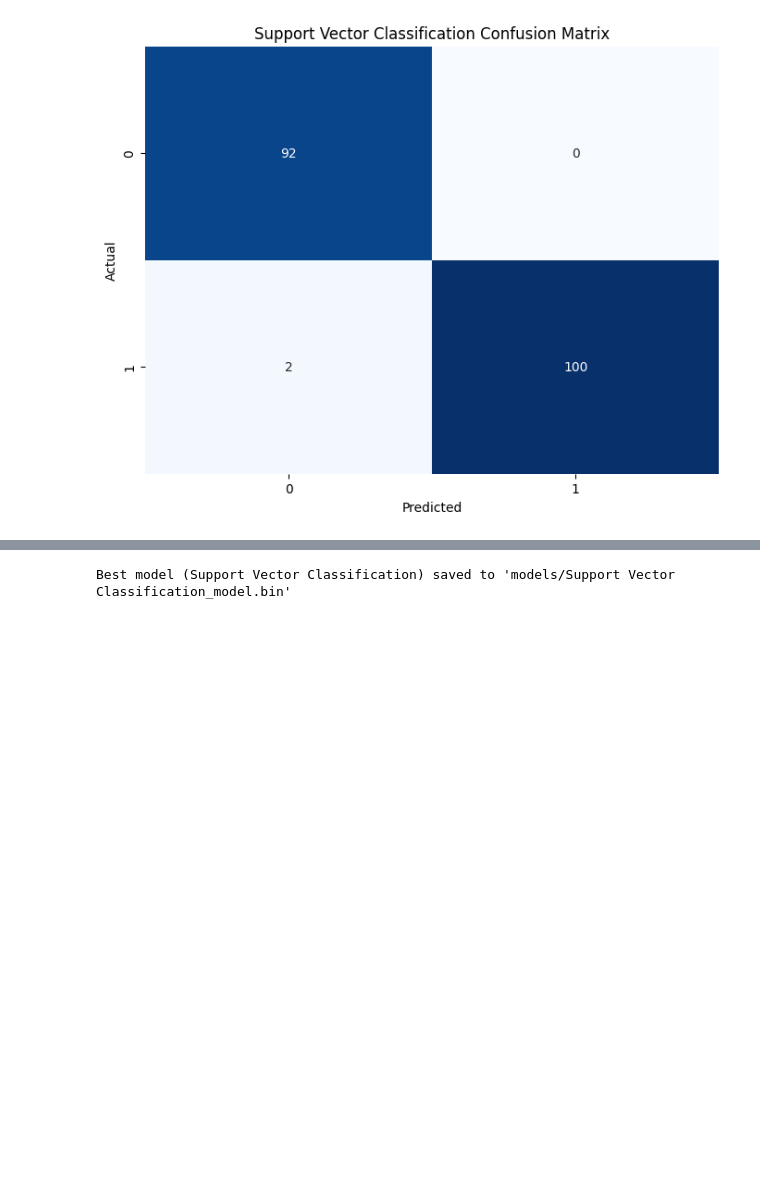
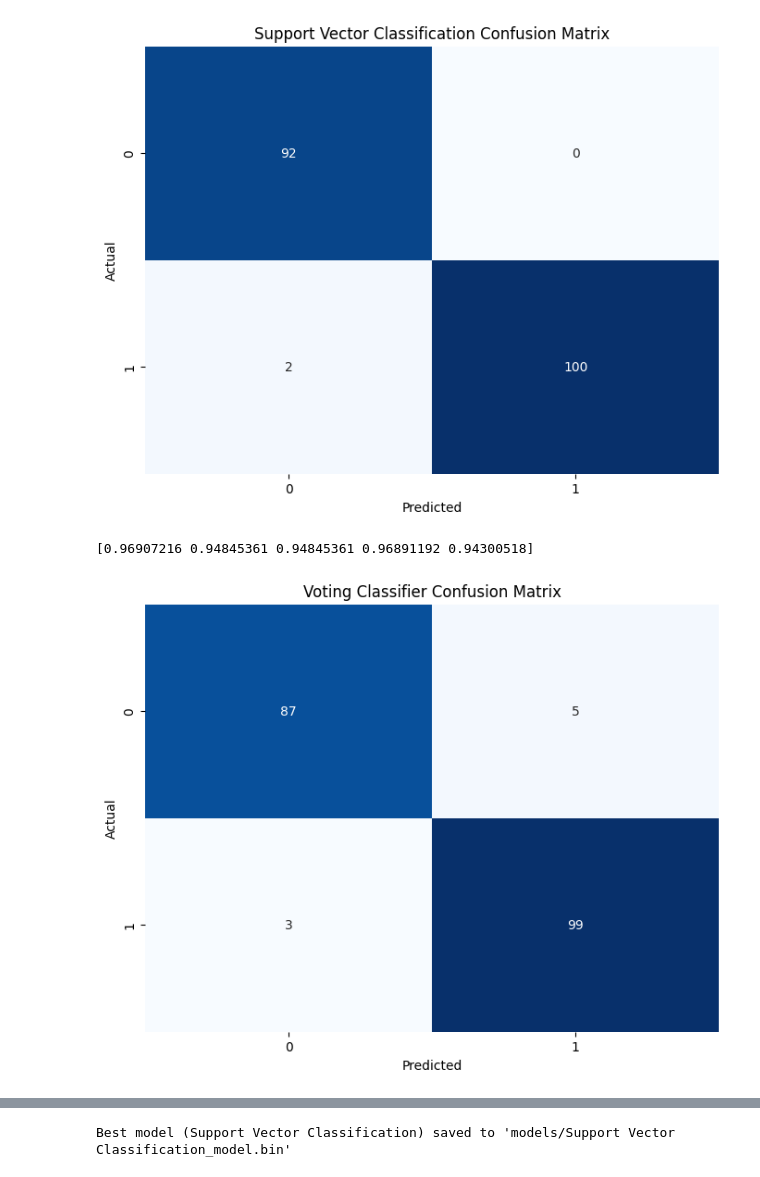
Before and after one commit to Isaac-web/Heart-AI, a Jupyter notebook: heart_disease.ipynb, the cells around one changed output, grey strips where cells are left out. Drawn from its saved outputs; the diff is of its cells as text; code cells hidden in the pictures; blank space fills up the shorter version.

Commit message:
Add ensemble classifier

```diff
--- a/heart_disease.ipynb
+++ b/heart_disease.ipynb
@@ -745,7 +746,9 @@ with mlflow.start_run(run_name="Decision Tree Classifier"):
     print(accuracy_score(y_test, model.predict(X_test)))
 
     best_dt, best_dt_hyperparams = tune_clf_hyperparameters(model, param_grid_dt, X_train, y_train)
-    mlflow.log_params(best_dt_hyperparams)
+
+    mlflow.log_params(best_dt_hyperparams) # logging best hyperparameters
+    mlflow.sklearn.log_model(best_dt, "best_dt_model")  # logging best model
 
     train_score = best_dt.score(X_train, y_train)
     test_score = best_dt.score(X_test, y_test)
@@ -770,7 +773,9 @@ with mlflow.start_run(run_name="Random Forest Classifier"):
     print(cross_val)
 
     best_rf, best_rf_hyperparams = tune_clf_hyperparameters(model, param_grid_rf, X_train, y_train)
-    mlflow.log_params(best_rf_hyperparams)
+
+    mlflow.log_params(best_rf_hyperparams) # logging best hyperparameters
+    mlflow.sklearn.log_model(best_rf, "best_rf_model")  # logging best model
 
     train_score = best_rf.score(X_train, y_train)
     test_score = best_rf.score(X_test, y_test)
@@ -793,7 +798,9 @@ with mlflow.start_run(run_name='KNeighbors Classifier'):
     print(cross_val)
 
     best_knn, best_knn_hyperparams = tune_clf_hyperparameters(model, param_grid_knn, X_train, y_train)
-    mlflow.log_params(best_knn_hyperparams)
+
+    mlflow.log_params(best_knn_hyperparams) # logging best hyperparameters
+    mlflow.sklearn.log_model(best_knn, "best_knn_model")  # logging best model
 
     train_score = best_knn.score(X_train, y_train)
     test_score = best_knn.score(X_test, y_test)
@@ -817,7 +824,10 @@ with mlflow.start_run(run_name='Support Vector Classifier'):
     print(cross_val)
 
     best_svm, best_svm_hyperparams = tune_clf_hyperparameters(model, param_grid_svm, X_train, y_train)
-    mlflow.log_params(best_svm_hyperparams)
+
+    mlflow.log_params(best_svm_hyperparams) # logging best hyperparameters
+    mlflow.sklearn.log_model(best_svm, "best_svm_model")  # logging best model
+
     train_score = best_svm.score(X_train, y_train)
     test_score = best_svm.score(X_test, y_test)
 
@@ -829,6 +839,47 @@ with mlflow.start_run(run_name='Support Vector Classifier'):
 # %% [output]
 [0.95360825 0.93814433 0.93814433 0.9015544  0.88082902]
 [figure]
+# %%
+# Ensemble - Voting Classifier
+with mlflow.start_run(run_name='Voting Classifier'):
+    mlflow.set_tag("model", "Voting Classifier")
+
+    # Define the individual classifiers to include in the voting ensemble
+    classifiers = [
+        ('lr', LogisticRegression(random_state=0)),
+        ('dt', DecisionTreeClassifier(max_depth=5)),
+        ('rf', RandomForestClassifier(random_state=0)),
+        ('knn', KNeighborsClassifier(n_neighbors=3)),
+        ('svm', make_pipeline(StandardScaler(), SVC(gamma='auto')))
+    ]
+
+    # Create the Voting Classifier
+    voting_clf = VotingClassifier(estimators=classifiers)
+
+    # Train the Voting Classifier
+    voting_clf.fit(X_train, y_train)
+
+    # Cross-validation scores
+    cross_val = cross_val_score(voting_clf, X, y, cv=5)
+    print(cross_val)
+
+    # Log the best model
+    mlflow.sklearn.log_model(voting_clf, "best_voting_model")
+
+    # Calculate and log training and testing scores
+    train_score = voting_clf.score(X_train, y_train)
+    test_score = voting_clf.score(X_test, y_test)
+    mlflow.log_metric("train_score", train_score)
+    mlflow.log_metric("test_score", test_score)
+
+    # Plot and log confusion matrix
+    plot_and_log_confusion_matrix(voting_clf, X_test, y_test, "Voting Classifier")
+
+    # Store training and testing scores
+    best_models["Voting Classifier"] = (train_score, test_score)
+# %% [output]
+[0.96907216 0.94845361 0.94845361 0.96891192 0.94300518]
+[figure, added]
 # %%
 # Compare the best models
 print("Best Models:")
```
Also changed, not shown: parts of 5 cells of this notebook, 1 other file.
